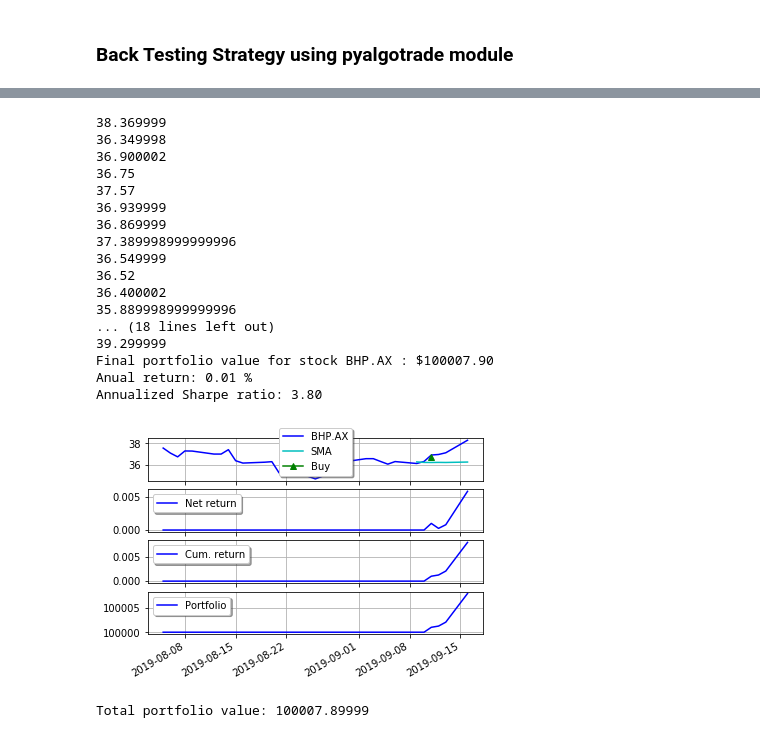
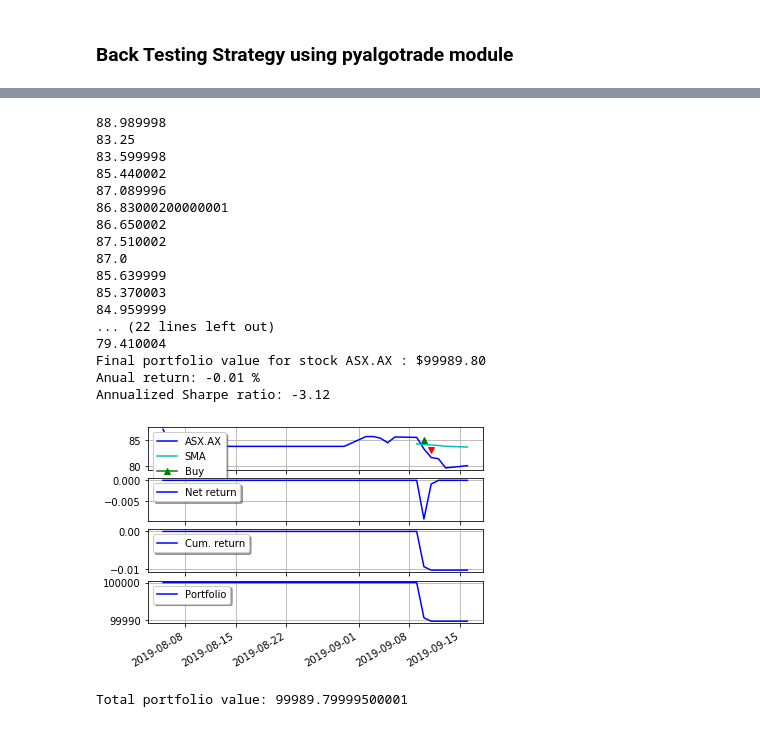
Before and after one commit to Shadman191411903/UTS_ML2019_ID13000029, a Jupyter notebook: A2/ExtendedModelV2.ipynb, the cells around one changed output, grey strips where cells are left out. Cells and saved outputs as stored; diff of their text form; code cells hidden in the pictures.

```diff
--- a/A2/ExtendedModelV2.ipynb
+++ b/A2/ExtendedModelV2.ipynb
@@ -53,7 +53,7 @@ download_dir = '/Users/shadmanspc/Desktop/ADA/A2'
 #it from a yahoo finance accordingly
 #I took training from 2014-1-1 to 2018-12-31.
 
-stocks = ['BHP.AX']
+stocks = ['ASX.AX']
 
 # keys from yahoo are different from what qstk library expects
 #
@@ -899,8 +953,11 @@ class TradingStrategy(strategy.BacktestingStrategy):
 
     def onEnterOk(self, position):
         execInfo = position.getEntryOrder().getExecutionInfo()
-        self.info('BUY %s at $%.2f' % (self.__instrument,
-                  execInfo.getPrice()))
+        print("BUY")
+
+        self.info('BUY %s at $%.2f' % (self.__instrument,execInfo.getPrice()))
+
+        print("===========")
 
     def onEnterCanceled(self, position):
         self.__position = None
@@ -909,8 +966,11 @@ class TradingStrategy(strategy.BacktestingStrategy):
 
     def onExitOk(self, position):
         execInfo = position.getExitOrder().getExecutionInfo()
-        self.info('SELL %s at $%.2f' % (self.__instrument,
-                  execInfo.getPrice()))
+        print("SELL")
+
+        self.info("SELL %s at $%.2f" % (self.__instrument,execInfo.getPrice()))
+
+        print("===========")
         self.__position = None
 
     def onExitCanceled(self, position):
@@ -1047,6 +1107,7 @@ class DataFrameFeed(barfeed.BaseBarFeed):
         ret = None
         if not self.eof():
             rowkey = self.__df.index.tolist()[self.__next]
+            #print(rowkey.to_pydatetime())
             ret = rowkey.to_pydatetime()
             #print(ret)
         return ret
@@ -1182,19 +1244,19 @@ http://pandas.pydata.org/pandas-docs/stable/user_guide/indexing.html#ix-indexer-
-38.369999
-36.349998
-36.900002
-36.75
-37.57
-36.939999
-36.869999
-37.389998999999996
-36.549999
-36.52
-36.400002
-35.889998999999996
-... (18 lines left out)
-39.299999
-Final portfolio value for stock BHP.AX : $100007.90
-Anual return: 0.01 %
-Annualized Sharpe ratio: 3.80
+88.989998
+83.25
+83.599998
+85.440002
+87.089996
+86.83000200000001
+86.650002
+87.510002
+87.0
+85.639999
+85.370003
+84.959999
+... (22 lines left out)
+79.410004
+Final portfolio value for stock ASX.AX : $99989.80
+Anual return: -0.01 %
+Annualized Sharpe ratio: -3.12
-[figure, old version]
+[figure, new version]
-Total portfolio value: 100007.89999
+Total portfolio value: 99989.79999500001
```
Also changed, not shown: parts of 7 cells of this notebook, 6 other files.
